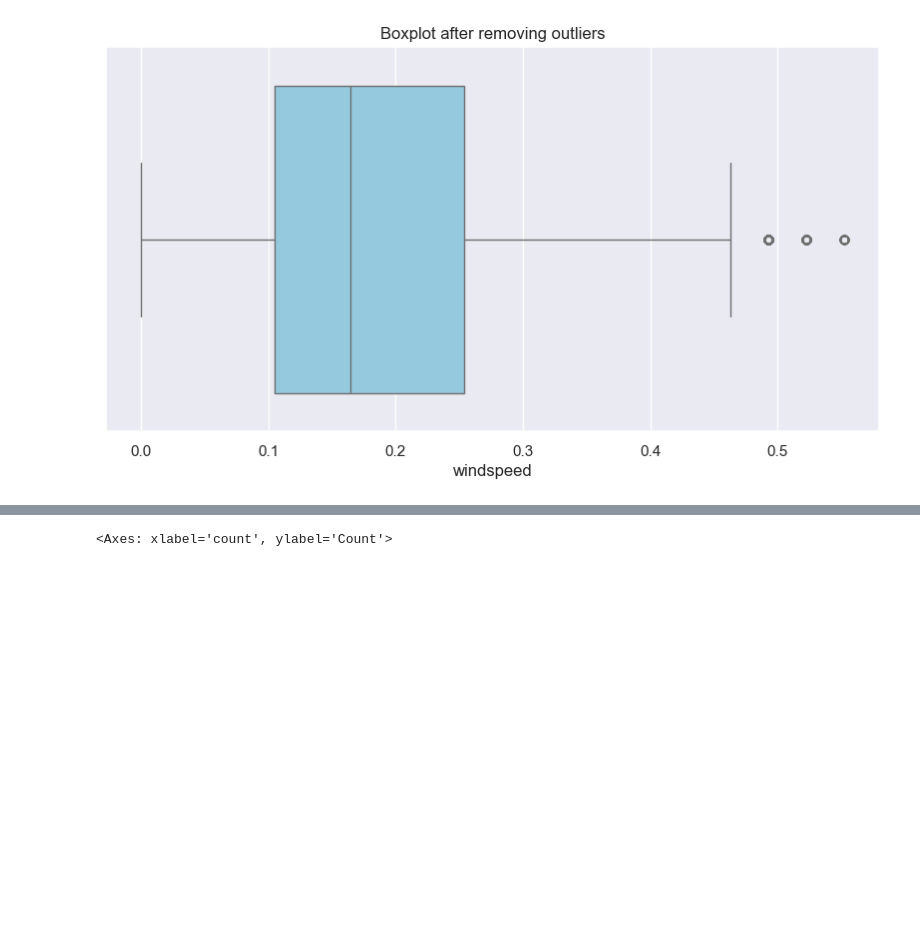
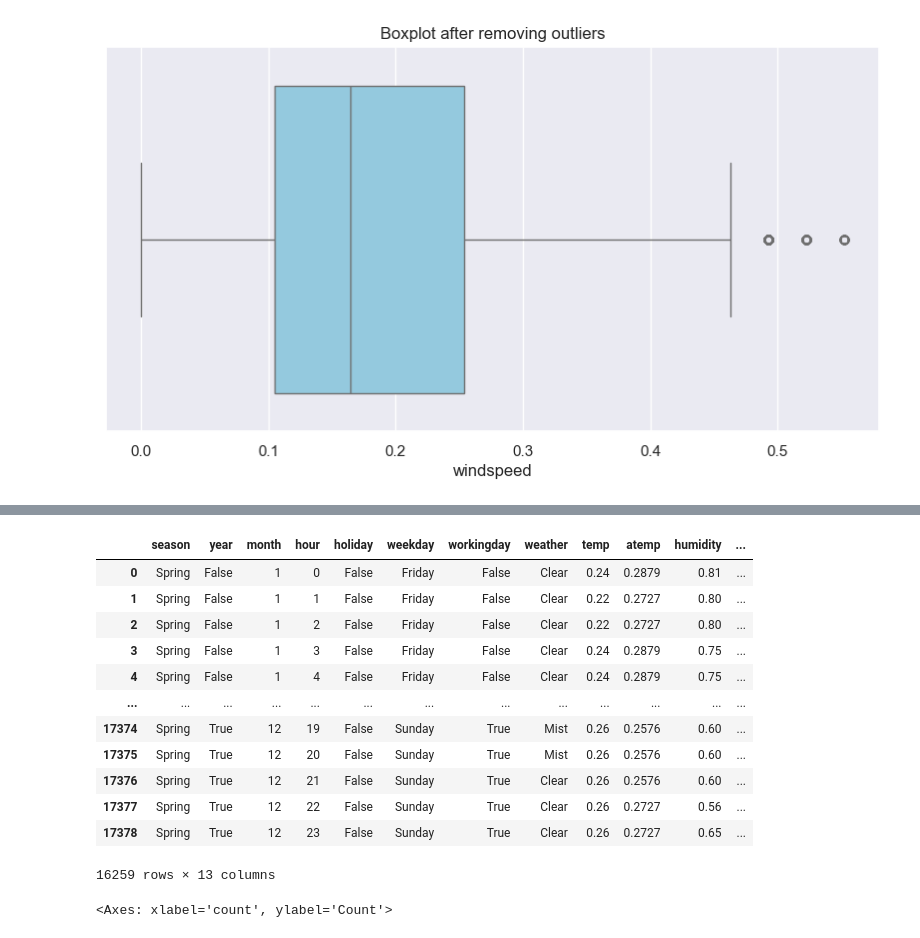
Before and after one commit to Nouranmahmoud19/Predict-future-sales, a Jupyter notebook: sales-data.ipynb, the cells around one changed output, grey strips where cells are left out. Cells and saved outputs as stored; diff of their text form; code cells hidden in the pictures; blank space fills up the shorter version.

```diff
--- a/sales-data.ipynb
+++ b/sales-data.ipynb
@@ -314,6 +335,22 @@ bike_dataset['rush_hour'] = bike_dataset['rush_hour'].map({0: True, 1: False})
 # %%
 x=bike_dataset.drop(columns=['casual','registered','count','datetime'],axis=1)
 y = bike_dataset['count'].copy()
+# %%
+x
+# %% [output]
+|  | season | year | month | hour | holiday | weekday | workingday | weather | temp | atemp | humidity | ... |
+| 0 | Spring | False | 1 | 0 | False | Friday | False | Clear | 0.24 | 0.2879 | 0.81 | ... |
+| 1 | Spring | False | 1 | 1 | False | Friday | False | Clear | 0.22 | 0.2727 | 0.80 | ... |
+| 2 | Spring | False | 1 | 2 | False | Friday | False | Clear | 0.22 | 0.2727 | 0.80 | ... |
+| 3 | Spring | False | 1 | 3 | False | Friday | False | Clear | 0.24 | 0.2879 | 0.75 | ... |
+| 4 | Spring | False | 1 | 4 | False | Friday | False | Clear | 0.24 | 0.2879 | 0.75 | ... |
+| ... | ... | ... | ... | ... | ... | ... | ... | ... | ... | ... | ... | ... |
+| 17374 | Spring | True | 12 | 19 | False | Sunday | True | Mist | 0.26 | 0.2576 | 0.60 | ... |
+| 17375 | Spring | True | 12 | 20 | False | Sunday | True | Mist | 0.26 | 0.2576 | 0.60 | ... |
+| 17376 | Spring | True | 12 | 21 | False | Sunday | True | Clear | 0.26 | 0.2576 | 0.60 | ... |
+| 17377 | Spring | True | 12 | 22 | False | Sunday | True | Clear | 0.26 | 0.2727 | 0.56 | ... |
+| 17378 | Spring | True | 12 | 23 | False | Sunday | True | Clear | 0.26 | 0.2727 | 0.65 | ... |
+16259 rows × 13 columns
 # %%
 sns.histplot(x=y)
 # %% [output]
```
Also changed, not shown: parts of 16 cells of this notebook.
